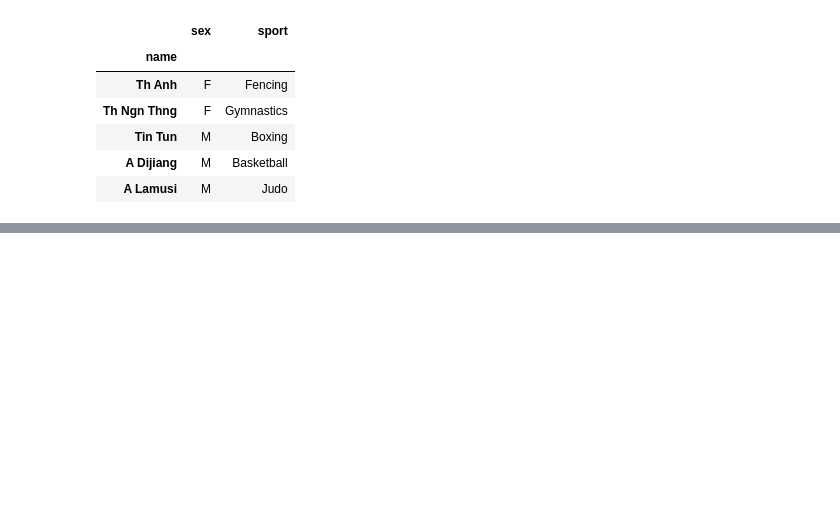
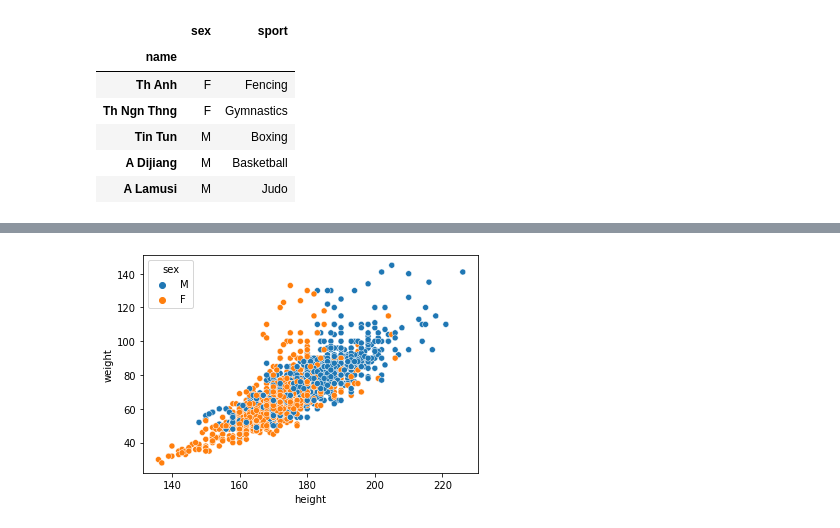
Before and after one commit to LIZZETHGOMEZ/BEDU-Santander, a Jupyter notebook: Analisis de Datos con Python/Sesion_6.ipynb, the cells around one changed output, grey strips where cells are left out. Saved outputs shown, nothing was run; the diff lists cells and outputs as text; code cells hidden in the pictures; blank space fills up the shorter version.

```diff
--- a/Analisis de Datos con Python/Sesion_6.ipynb
+++ b/Analisis de Datos con Python/Sesion_6.ipynb
@@ -63,0 +98,5 @@ fig.show()
+# %%
+#Dividimos por sexo
+sns.scatterplot(x = china['height'], y = china['weight'], hue = china['sex']);
+# %% [output]
+[figure, added]
```
Also changed, not shown: parts of 25 cells of this notebook.
